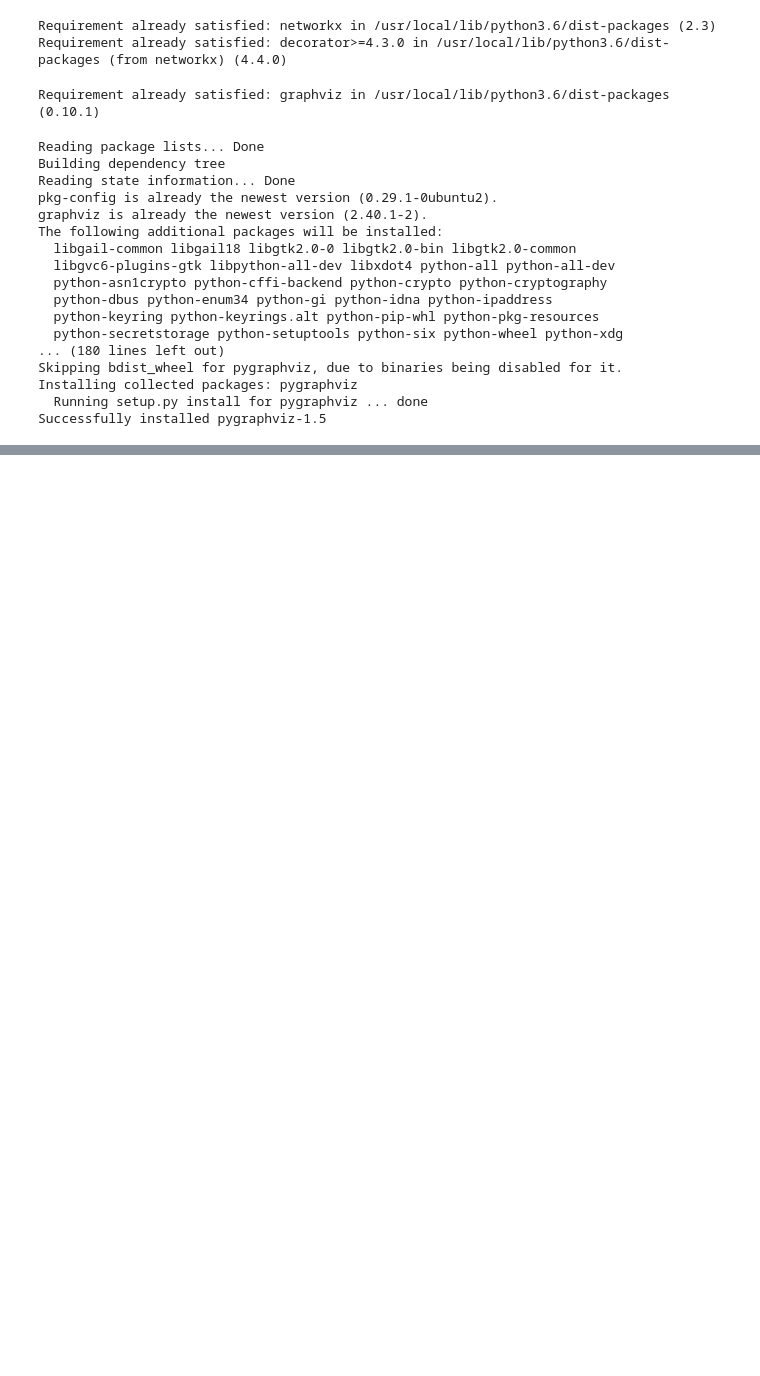
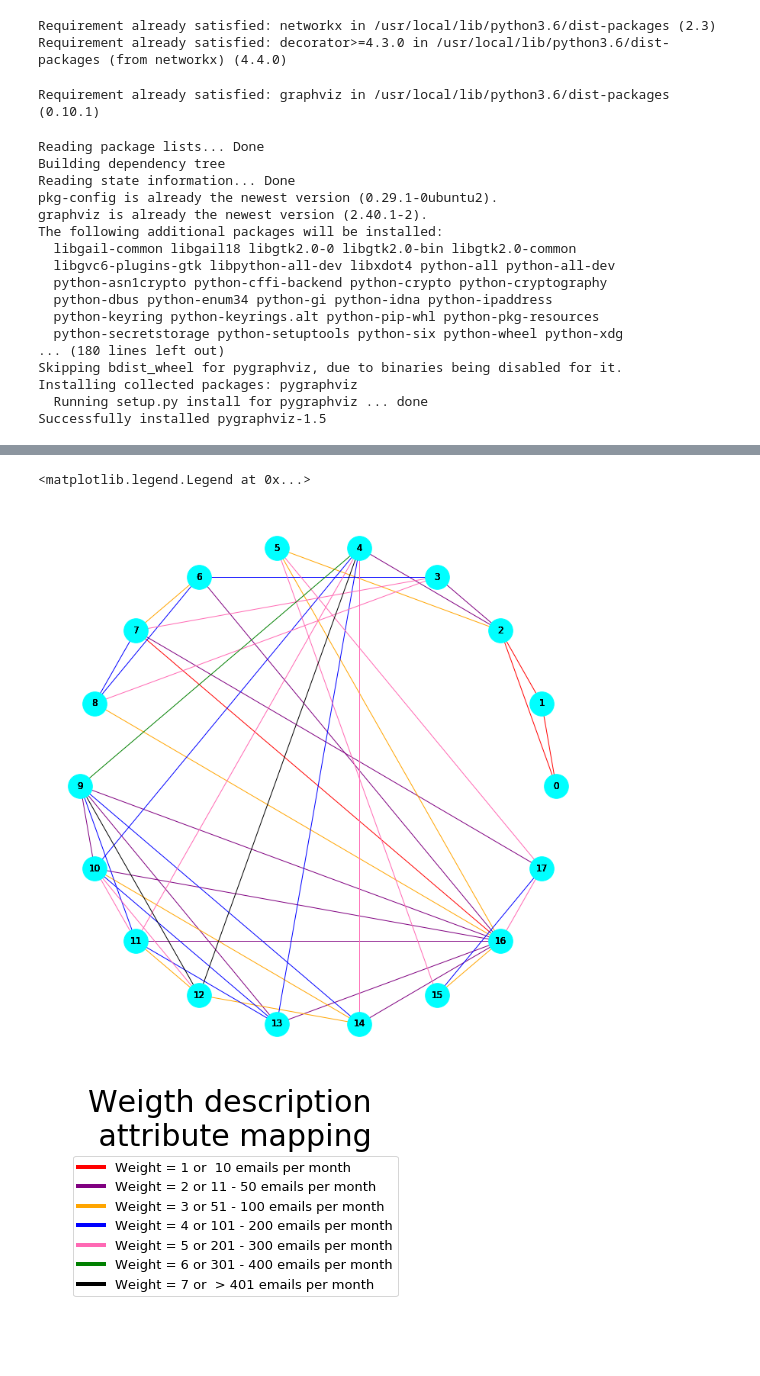
Before and after one commit to carloscarvajal1cc/Data_Vis, a Jupyter notebook: DVA3.ipynb, the cells around one changed output, grey strips where cells are left out. Cells and saved outputs as stored; diff of their text form; code cells hidden in the pictures; blank space fills up the shorter version.

```diff
--- a/DVA3.ipynb
+++ b/DVA3.ipynb
@@ -603,0 +189,64 @@ plt.show()
+# %%
+nx.spring_layout(TacmeNetwork)
+plt.figure(figsize=(10,10))
+nx.draw_shell(TacmeNetwork, with_labels=True,
+              edgelist = [('0', '1'), ('0', '2'),
+                          ('1', '2'), ('16', '7')], edge_width = 50, edge_color = 'red')
+nx.draw_shell(TacmeNetwork, with_labels=True,
+              edgelist = [('2', '3'), ('2', '4'),
+                          ('9', '10'), ('9', '13'),
+                         ('16','6'), ('17','7'),
+                         ('16','9'), ('16','11'),
+                         ('16','13'),('16','14'),('16','10')],
+              edge_color = 'purple', edge_width = 50)
+nx.draw_shell(TacmeNetwork, with_labels=True,
+              edgelist = [('2', '5'), ('5', '16'),
+                          ('6', '7'), ('10', '14'),
+                         ('11','12'), ('12','14'),
+                         ('15','16'), ('16','8')],
+              edge_color = 'orange', edge_width = 50)
+nx.draw_shell(TacmeNetwork, with_labels=True,
+              edgelist = [('3', '6'), ('4', '10'),
+                          ('4', '13'), ('6', '8'),
+                         ('7','8'), ('9','11'),
+                         ('9','14'), ('10','13'),
+                         ('11','13'),('15','17')],
+              edge_color = 'blue', edge_width = 50)
+nx.draw_shell(TacmeNetwork, with_labels=True,
+              edgelist = [('3', '7'), ('3', '8'),
+                          ('4', '11'), ('4', '14'),
+                         ('5','15'), ('5','17'),
+                         ('10','11'), ('10','12'),
+                         ('16','17')],
+              edge_color = 'hotpink', edge_width = 50)
+nx.draw_shell(TacmeNetwork, with_labels=True,
+              edgelist = [('4', '9')],
+              edge_color = 'green', edge_width = 50)
+nx.draw_shell(TacmeNetwork, with_labels=True,
+              edgelist = [('4', '12'), ('9', '12')],
+              edge_color = 'black', node_color = 'cyan', node_size= 1000, edge_width = 50)
+
+
+custom_lines = [Line2D([0], [0], color='Red', lw=4),
+                Line2D([0], [0], color='Purple', lw=4),
+                Line2D([0], [0], color='Orange', lw=4),
+                Line2D([0], [0], color='blue', lw=4),
+                Line2D([0], [0], color='hotpink', lw=4),
+                Line2D([0], [0], color='green', lw=4),
+                Line2D([0], [0], color='black', lw=4)]
+
+fig, ax = plt.subplots()
+plt.suptitle('Weigth description\n attribute mapping', fontsize=30)
+plt.axis('off')
+ax.legend(custom_lines, ['Weight = 1 or  10 emails per month',
+                         'Weight = 2 or 11 - 50 emails per month',
+                         'Weight = 3 or 51 - 100 emails per month',
+                         'Weight = 4 or 101 - 200 emails per month',
+                         'Weight = 5 or 201 - 300 emails per month',
+                         'Weight = 6 or 301 - 400 emails per month',
+                         'Weight = 7 or  > 401 emails per month'],
+         loc = 'center', fontsize=13)
+# %% [output]
+<matplotlib.legend.Legend at 0x...>
+[figure, added]
+[figure, added]
```
Also changed, not shown: parts of 92 cells of this notebook.
